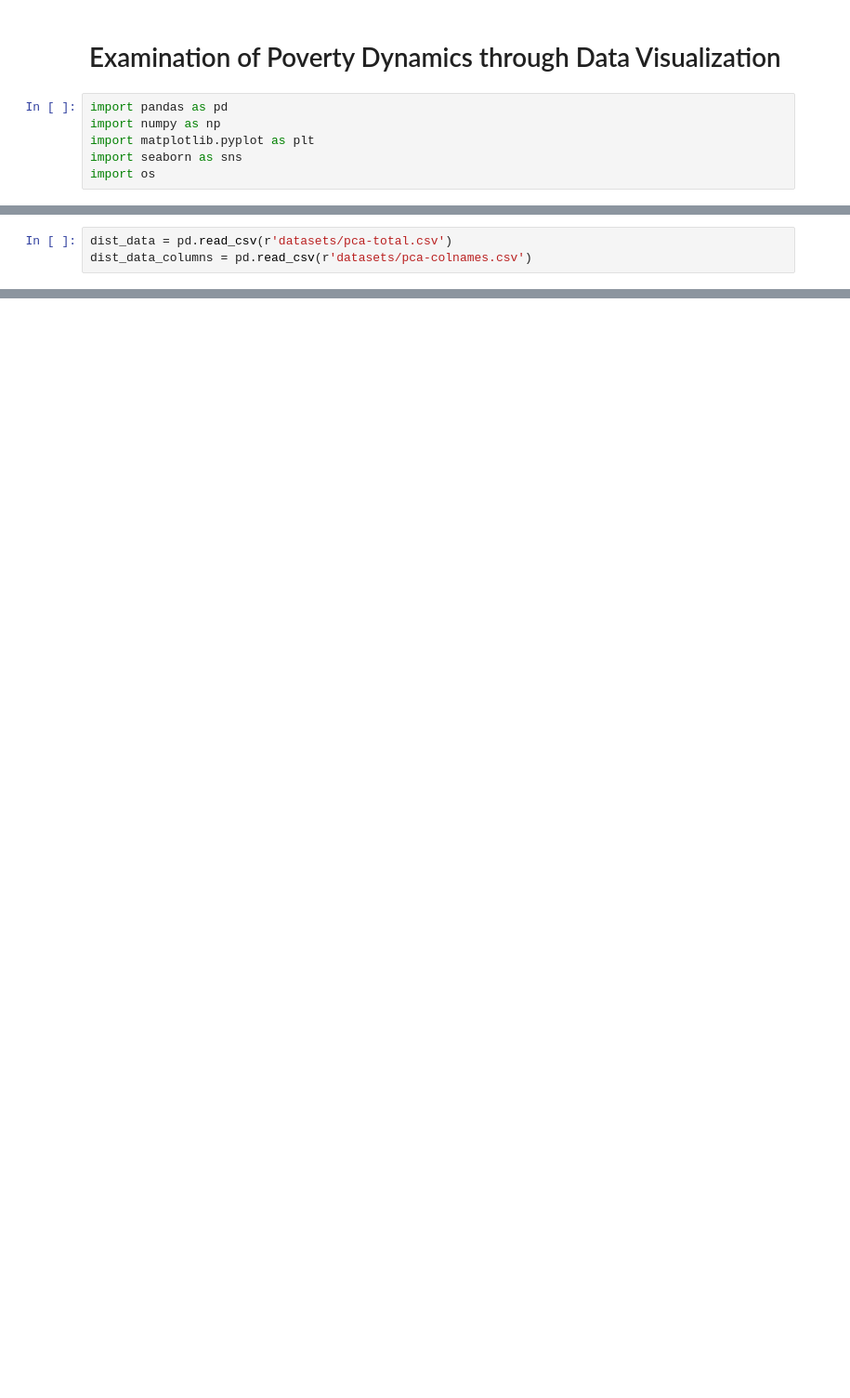
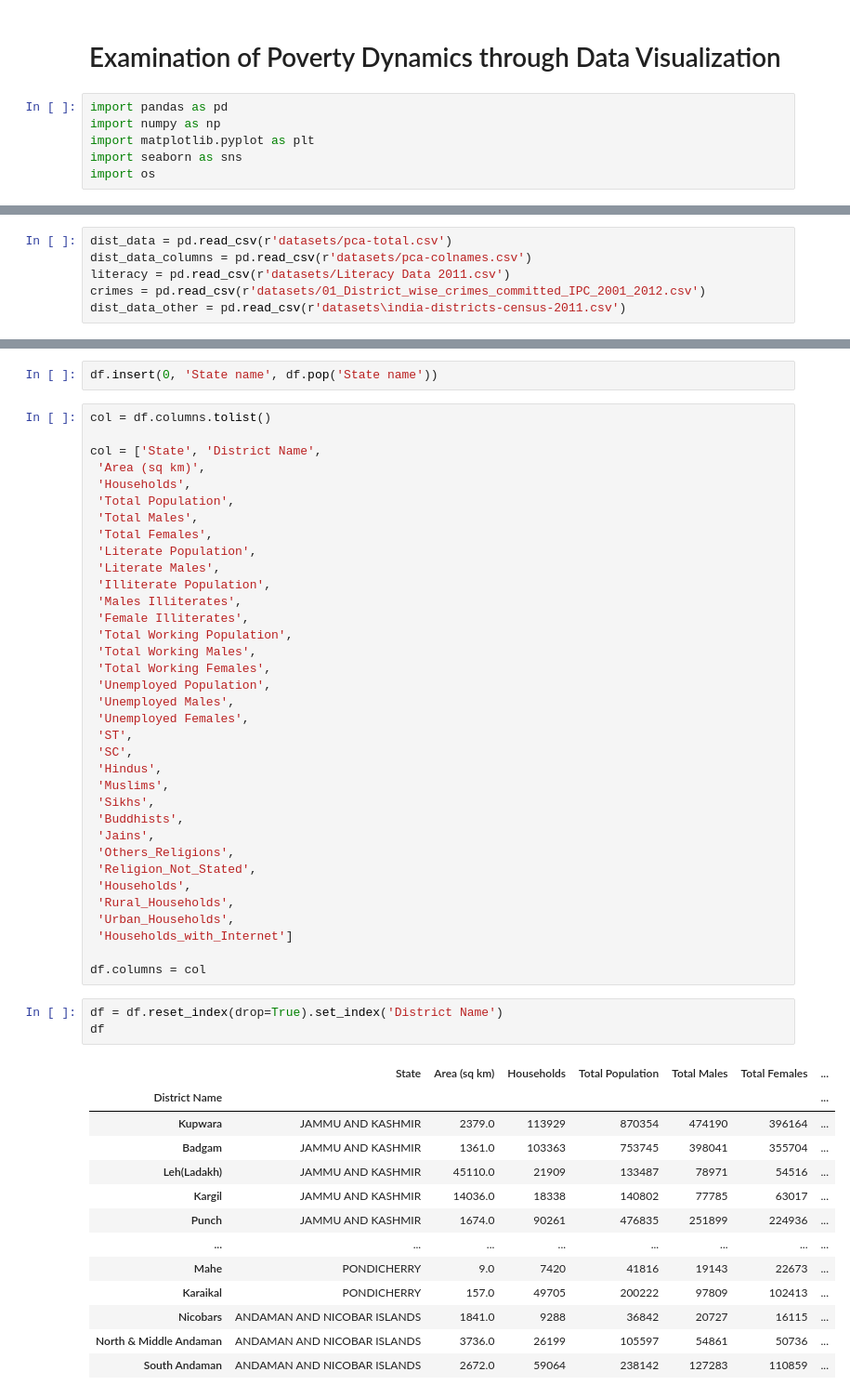
Before and after one commit to tam0w/poverty_data, a Jupyter notebook: eda.ipynb, the cells around one changed output, grey strips where cells are left out. Shown at 93% size. Saved outputs shown, nothing was run; the diff lists cells and outputs as text; blank space fills up the shorter version.

```diff
--- a/eda.ipynb
+++ b/eda.ipynb
@@ -11,3 +11,6 @@ import os
 # %%
 dist_data = pd.read_csv(r'datasets/pca-total.csv')
 dist_data_columns = pd.read_csv(r'datasets/pca-colnames.csv')
+literacy = pd.read_csv(r'datasets/Literacy Data 2011.csv')
+crimes = pd.read_csv(r'datasets/01_District_wise_crimes_committed_IPC_2001_2012.csv')
+dist_data_other = pd.read_csv(r'datasets\india-districts-census-2011.csv')
@@ -29,0 +64,54 @@ dist_data
+# %%
+df.insert(0, 'State name', df.pop('State name'))
+# %%
+col = df.columns.tolist()
+
+col = ['State', 'District Name',
+ 'Area (sq km)',
+ 'Households',
+ 'Total Population',
+ 'Total Males',
+ 'Total Females',
+ 'Literate Population',
+ 'Literate Males',
+ 'Illiterate Population',
+ 'Males Illiterates',
+ 'Female Illiterates',
+ 'Total Working Population',
+ 'Total Working Males',
+ 'Total Working Females',
+ 'Unemployed Population',
+ 'Unemployed Males',
+ 'Unemployed Females',
+ 'ST',
+ 'SC',
+ 'Hindus',
+ 'Muslims',
+ 'Sikhs',
+ 'Buddhists',
+ 'Jains',
+ 'Others_Religions',
+ 'Religion_Not_Stated',
+ 'Households',
+ 'Rural_Households',
+ 'Urban_Households',
+ 'Households_with_Internet']
+
+df.columns = col
+# %%
+df = df.reset_index(drop=True).set_index('District Name')
+df
+# %% [output]
+|  | State | Area (sq km) | Households | Total Population | Total Males | Total Females | ... |
+| District Name |  |  |  |  |  |  | ... |
+| Kupwara | JAMMU AND KASHMIR | 2379.0 | 113929 | 870354 | 474190 | 396164 | ... |
+| Badgam | JAMMU AND KASHMIR | 1361.0 | 103363 | 753745 | 398041 | 355704 | ... |
+| Leh(Ladakh) | JAMMU AND KASHMIR | 45110.0 | 21909 | 133487 | 78971 | 54516 | ... |
+| Kargil | JAMMU AND KASHMIR | 14036.0 | 18338 | 140802 | 77785 | 63017 | ... |
+| Punch | JAMMU AND KASHMIR | 1674.0 | 90261 | 476835 | 251899 | 224936 | ... |
+| ... | ... | ... | ... | ... | ... | ... | ... |
+| Mahe | PONDICHERRY | 9.0 | 7420 | 41816 | 19143 | 22673 | ... |
+| Karaikal | PONDICHERRY | 157.0 | 49705 | 200222 | 97809 | 102413 | ... |
+| Nicobars | ANDAMAN AND NICOBAR ISLANDS | 1841.0 | 9288 | 36842 | 20727 | 16115 | ... |
+| North & Middle Andaman | ANDAMAN AND NICOBAR ISLANDS | 3736.0 | 26199 | 105597 | 54861 | 50736 | ... |
+| South Andaman | ANDAMAN AND NICOBAR ISLANDS | 2672.0 | 59064 | 238142 | 127283 | 110859 | ... |
```
Also changed, not shown: parts of 6 cells of this notebook, 2 other files.
